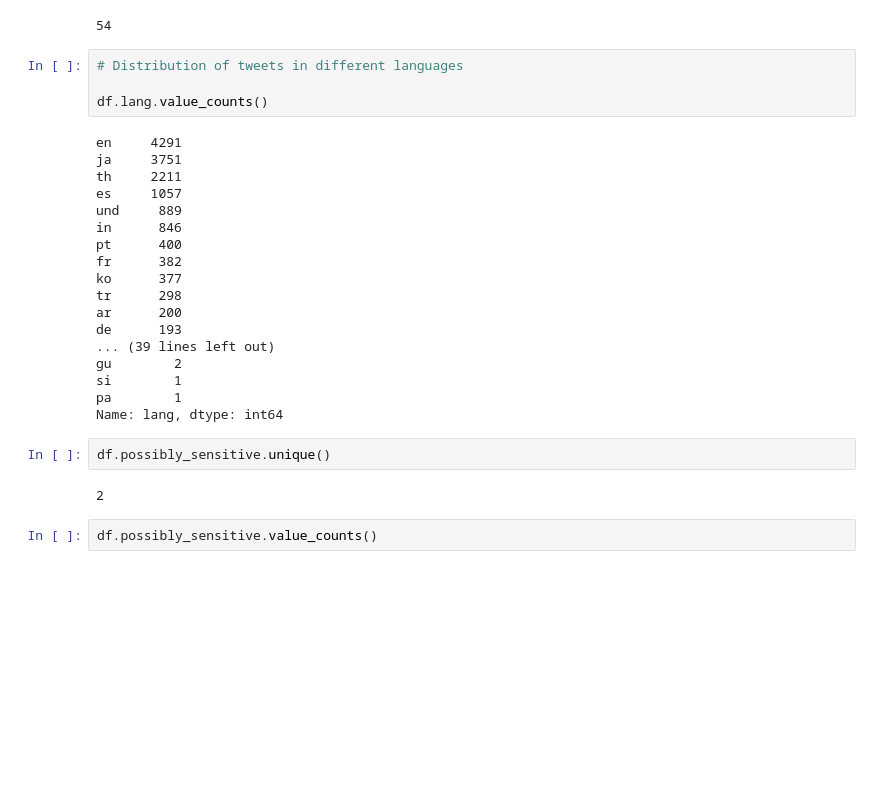
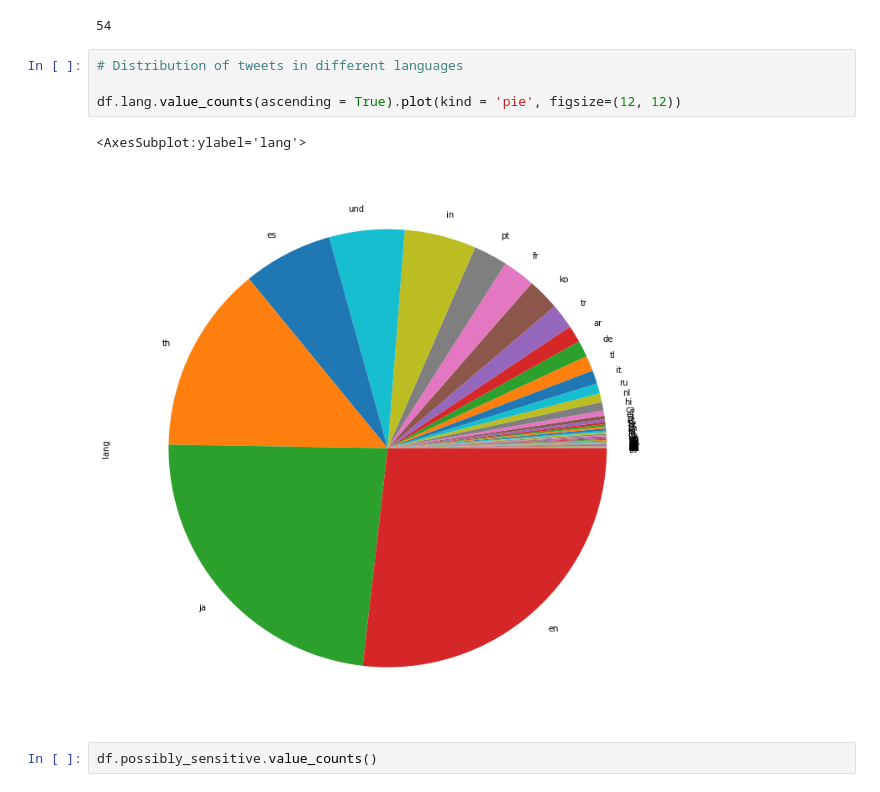
Before and after one commit to DJ1070/Twitter-Stream, a Jupyter notebook: twitter_evaluation_1.ipynb, the cells around one changed output. Drawn from its saved outputs; the diff is of its cells as text; blank space fills up the shorter version.

```diff
--- a/twitter_evaluation_1.ipynb
+++ b/twitter_evaluation_1.ipynb
@@ -30,29 +31,10 @@ pd.Series(df.lang.unique()).count()
 # %%
 # Distribution of tweets in different languages
 
-df.lang.value_counts()
+df.lang.value_counts(ascending = True).plot(kind = 'pie', figsize=(12, 12))
 # %% [output]
-en     4291
-ja     3751
-th     2211
-es     1057
-und     889
-in      846
-pt      400
-fr      382
-ko      377
-tr      298
-ar      200
-de      193
-... (39 lines left out)
-gu        2
-si        1
-pa        1
-Name: lang, dtype: int64
+<AxesSubplot:ylabel='lang'>
+[figure, added]
-# %%
-df.possibly_sensitive.unique()
-# %% [output]
-2
 # %%
 df.possibly_sensitive.value_counts()
 # %% [output]
```
Also changed, not shown: parts of 5 cells of this notebook.
